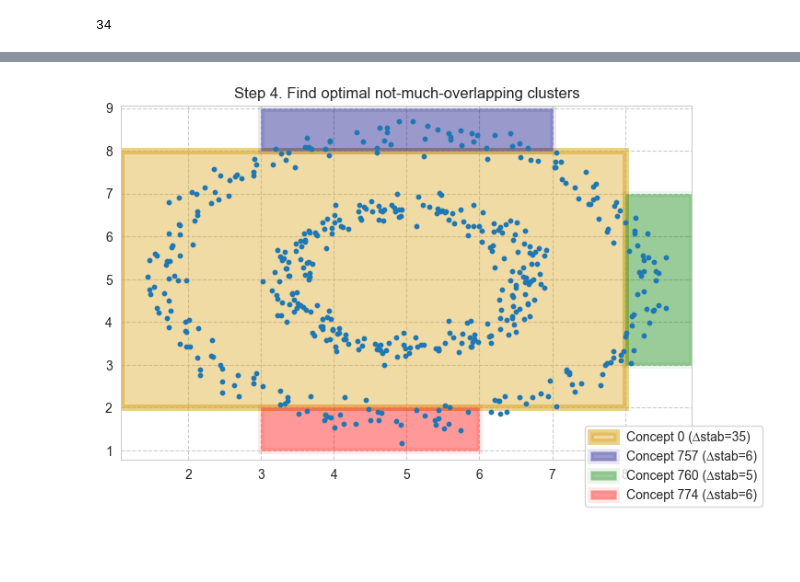
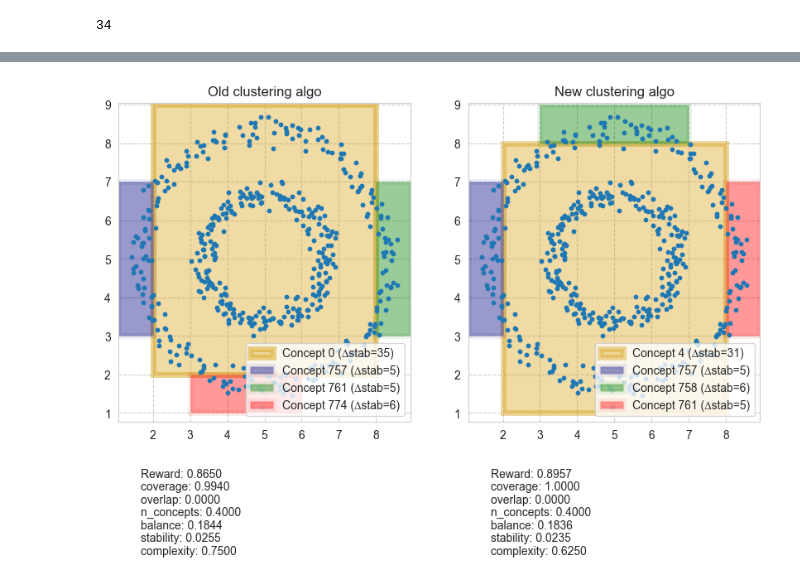
Before and after one commit to EgorDudyrev/Paper_StablePatternClustering, a Jupyter notebook: notebooks/29.08_Developing_new_clustering.ipynb, the cells around one changed output, grey strips where cells are left out. Saved outputs shown, nothing was run; the diff lists cells and outputs as text; code cells hidden in the pictures; blank space fills up the shorter version.

```diff
--- a/notebooks/29.08_Developing_new_clustering.ipynb
+++ b/notebooks/29.08_Developing_new_clustering.ipynb
@@ -105 +120,3 @@ clib = reload(clib)
+# %%
+clib = reload(clib)
 # %%
@@ -121,0 +132,13 @@ Added concept idx
+# %%
+%%time
+reward_weights = dict(
+    overlap_weight=0.5, n_concepts_weight=0.0, balance_weight=0.1,
+    stability_weight=0.1, complexity_weight=0.2,
+
+)
+best_clustering, best_log, top_log = clib.clusterise_v1(
+    concepts_df, thrift_factor=5, n_clusters_min=2,
+    #**reward_weights
+    **{k: reward_weights[k] for k in ['overlap_weight', 'n_concepts_weight', 'complexity_weight']}
+)
+print(best_clustering)
@@ -126,25 +152,33 @@ from matplotlib.colors import to_rgba
-# %%
-fig, ax = plt.subplots(figsize=(8, 5))
-
-k = 10
-vlib.init_axis(ax, f"Step 4. Find optimal not-much-overlapping clusters", linscale, linscale, range(len(linscale)), range(len(linscale)), grid_params=dict(zorder=0, linestyle='--'))
-
-ax.scatter(X[:,0], X[:,1], zorder=2, s=10)
-
-cluster_colors = ['goldenrod', 'navy', 'green', 'red', 'purple']
-for concept_idx, clr in zip(best_clustering, cluster_colors):
-    d_stab = concepts_df.at[concept_idx, 'delta_stability']/concepts_df['delta_stability'].max()
-    intent = concepts_df.at[concept_idx, 'intent']
-    vlib.draw_2d_description(
-        ax, intent,
-        patch_params=dict(
-            fc=to_rgba(clr, 0.4), ec=to_rgba(clr, 1*d_stab), linewidth=5, zorder=1,
-            label=f'Concept {concept_idx} (∆stab={concepts_df.at[concept_idx, "delta_stability"]})'
-        )
-    )
-
-fig.legend(loc='lower right')
-fig.savefig('../figures/pipe_step4_circlesdata.pdf')
-plt.show()
-# %% [output]
-[figure, removed]
+# %%
+vlib = reload(vlib)
+# %%
+fig, axs = plt.subplots(1, 2, figsize=(10, 5))
+
+ax = axs[0]
+vlib.init_axis(ax, f"Old clustering algo", linscale, linscale, range(len(linscale)), range(len(linscale)), grid_params=dict(zorder=0, linestyle='--'))
+
+reward, reward_details = clib.clustering_reward2(best_clustering_old, concepts_df, **reward_weights)
+for i, (k, v) in enumerate([('Reward', reward)]+ list(reward_details.items())):
+    ax.text(-1, -1.7-i*0.1, f"{k}: {v:.4f}")
+
+ax.scatter(X[:,0], X[:,1], zorder=2, s=10)
+vlib.draw_clustering(ax, best_clustering_old, concepts_df)
+ax.legend(loc='lower right')
+
+
+ax = axs[1]
+vlib.init_axis(ax, f"New clustering algo", linscale, linscale, range(len(linscale)), range(len(linscale)), grid_params=dict(zorder=0, linestyle='--'))
+
+ax.scatter(X[:,0], X[:,1], zorder=2, s=10)
+vlib.draw_clustering(ax, best_clustering, concepts_df)
+
+reward, reward_details = clib.clustering_reward2(best_clustering, concepts_df, **reward_weights)
+for i, (k, v) in enumerate([('Reward', reward)]+ list(reward_details.items())):
+    ax.text(-1, -1.7-i*0.1, f"{k}: {v:.4f}")
+
+
+ax.legend(loc='lower right')
+#fig.savefig('../figures/pipe_step4_circlesdata.pdf')
+plt.show()
+# %% [output]
+[figure, added]
```
Also changed, not shown: parts of 13 cells of this notebook, 2 other files.
